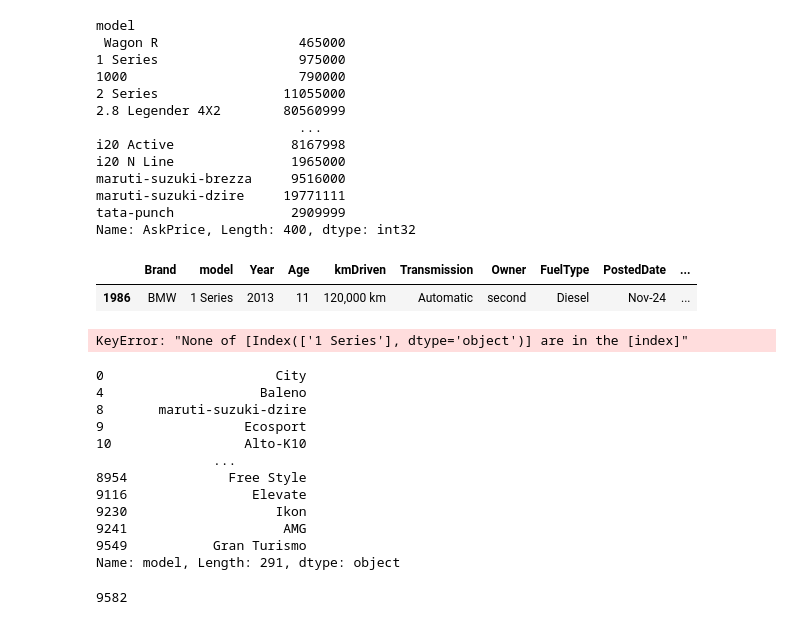
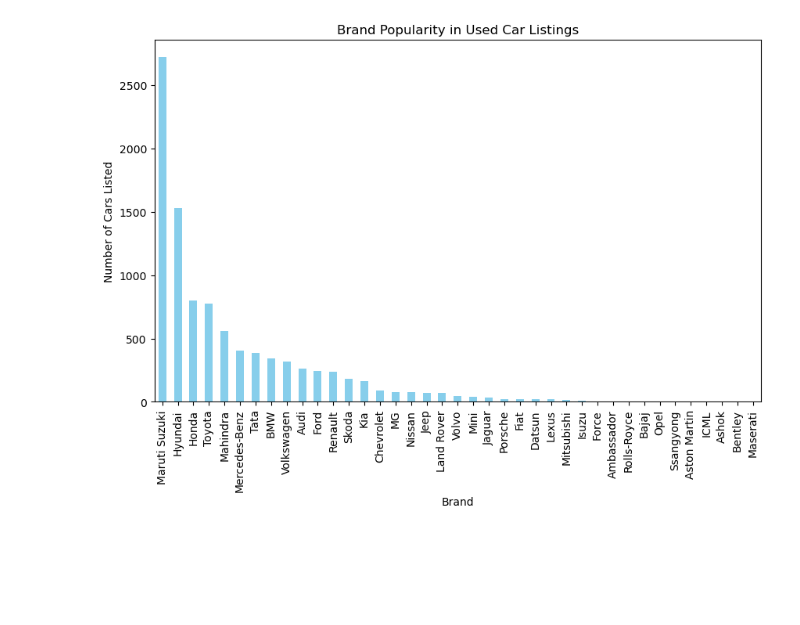
Before and after one commit to Fredrick2503/Data_analysis_using_python, a Jupyter notebook: Untitled2.ipynb, the cells around one changed output. Drawn from its saved outputs; the diff is of its cells as text; code cells hidden in the pictures; blank space fills up the shorter version.

```diff
--- a/Untitled2.ipynb
+++ b/Untitled2.ipynb
@@ -58,44 +12,13 @@ avg_price_per_model
-# %%
-data.loc[:,['Brand','model','AskPrice']].groupby('model')['AskPrice'].sum()
-# %% [output]
-model
- Wagon R                  465000
-1 Series                  975000
-1000                      790000
-2 Series                11055000
-2.8 Legender 4X2        80560999
-                          ...
-i20 Active               8167998
-i20 N Line               1965000
-maruti-suzuki-brezza     9516000
-maruti-suzuki-dzire     19771111
-tata-punch               2909999
-Name: AskPrice, Length: 400, dtype: int32
-# %%
-data[data.model=="1 Series"]
-# %% [output]
-|  | Brand | model | Year | Age | kmDriven | Transmission | Owner | FuelType | PostedDate | ... |
-| 1986 | BMW | 1 Series | 2013 | 11 | 120,000 km | Automatic | second | Diesel | Nov-24 | ... |
-# %%
-data.loc[["1 Series"],['Brand','model','AskPrice']]
-# %% [output]
-KeyError: "None of [Index(['1 Series'], dtype='object')] are in the [index]"
-# %%
-(data[data['FuelType']=="Petrol"])["model"].drop_duplicates()
-# %% [output]
-0                      City
-4                    Baleno
-8       maruti-suzuki-dzire
-9                  Ecosport
-10                 Alto-K10
-               ...
-8954             Free Style
-9116                Elevate
-9230                   Ikon
-9241                    AMG
-9549           Gran Turismo
-Name: model, Length: 291, dtype: object
-# %%
-len(data.model)
-# %% [output]
-9582
+# %%
+brand_counts = data['Brand'].value_counts()
+
+
+plt.figure(figsize=(10, 6))
+brand_counts.plot(kind='bar', color='skyblue')
+plt.title('Brand Popularity in Used Car Listings')
+plt.xlabel('Brand')
+plt.ylabel('Number of Cars Listed')
+plt.xticks(rotation=90)
+plt.show()
+# %% [output]
+[figure, added]
```
Also changed, not shown: parts of 10 cells of this notebook.
